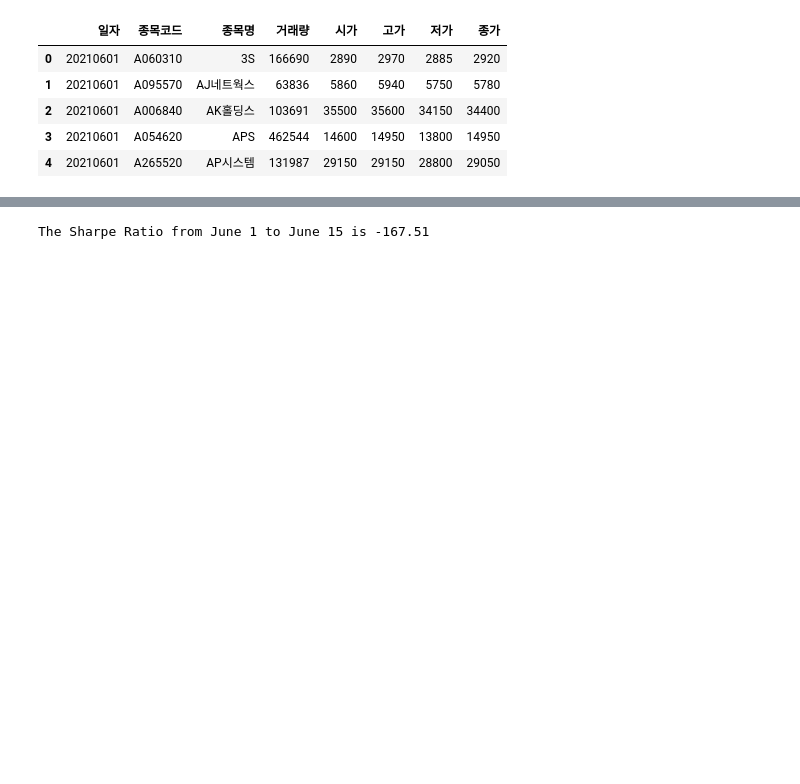
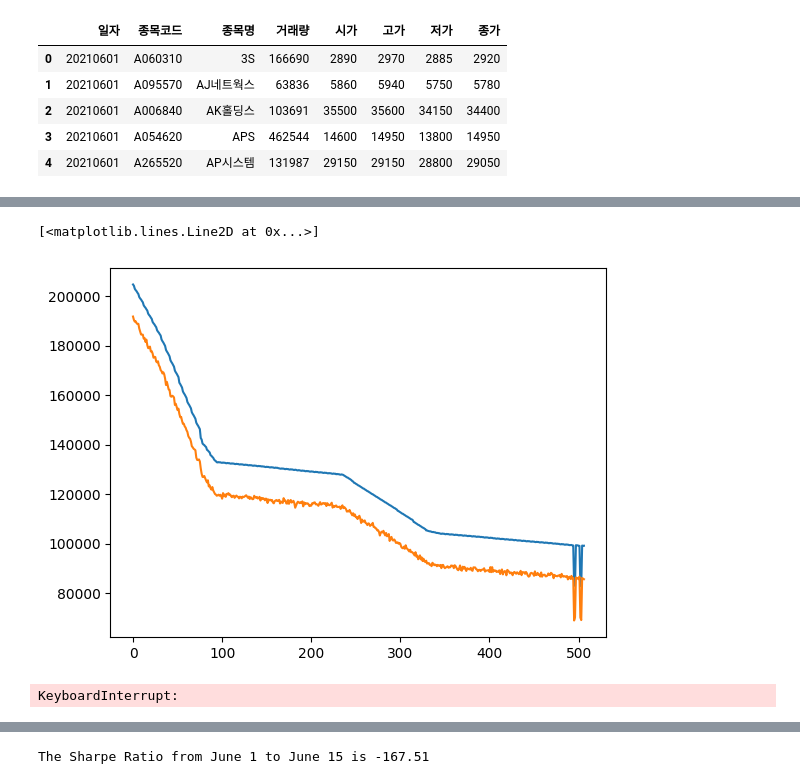
Before and after one commit to DoSungjin/Dacon_stock_price_prediction, a Jupyter notebook: BASELINE/data_rangling.ipynb, the cells around one changed output, grey strips where cells are left out. Drawn from its saved outputs; the diff is of its cells as text; code cells hidden in the pictures; blank space fills up the shorter version.

```diff
--- a/BASELINE/data_rangling.ipynb
+++ b/BASELINE/data_rangling.ipynb
@@ -84,0 +90,4 @@ df.head()
+# %%
+final_df['날짜'] = pd.to_datetime(final_df['날짜'])
+final_df = final_df.sort_values(by=['종목코드', '날짜'])
+final_df
@@ -84,0 +108,7 @@ df.head()
+# %%
+plt.plot(df_predictions[999].yhat)
+plt.plot(df_predictions[999].yhat_lower)
+plt.plot(final_df)
+# %% [output]
+[<matplotlib.lines.Line2D at 0x...>]
+[figure, added]
@@ -84,0 +118,14 @@ df.head()
+# %%
+import pandas as pd
+from tqdm import tqdm
+
+df_predictions = pd.read_pickle('/Users/admin/Documents/GitHub/Dacon_stock_price_prediction/DATA/predictions_dict.pkl')
+fin_df = pd.DataFrame(columns=['날짜', '종목코드', 'yhat'])
+
+# Iterate over df_predictions and append to fin_df
+for code, df in tqdm(df_predictions.items()):
+    df['code'] = code
+    df = df[['ds', 'code', 'yhat']]
+    fin_df = pd.concat([fin_df, df])
+# %% [output]
+KeyboardInterrupt:
```
Also changed, not shown: parts of 23 cells of this notebook, 4 other files.
